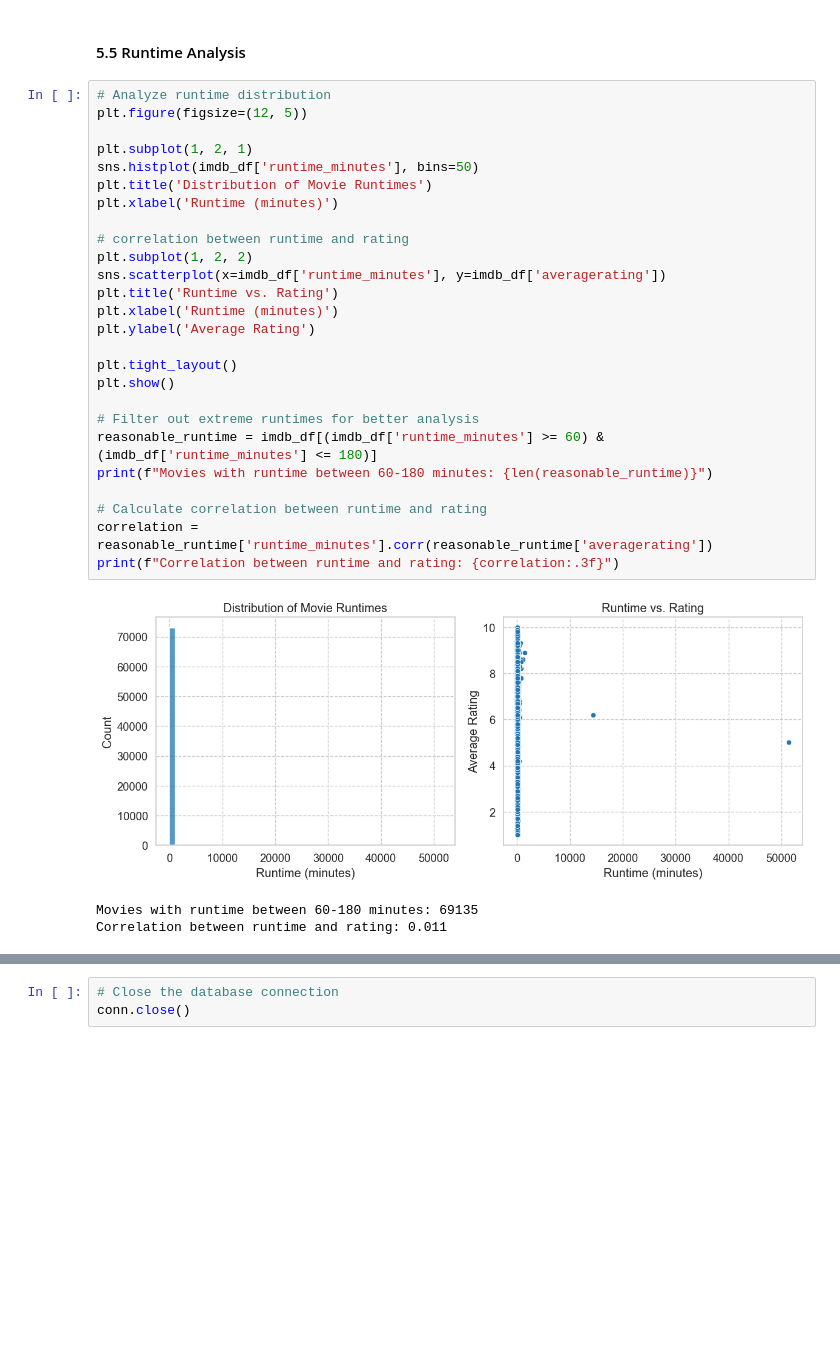
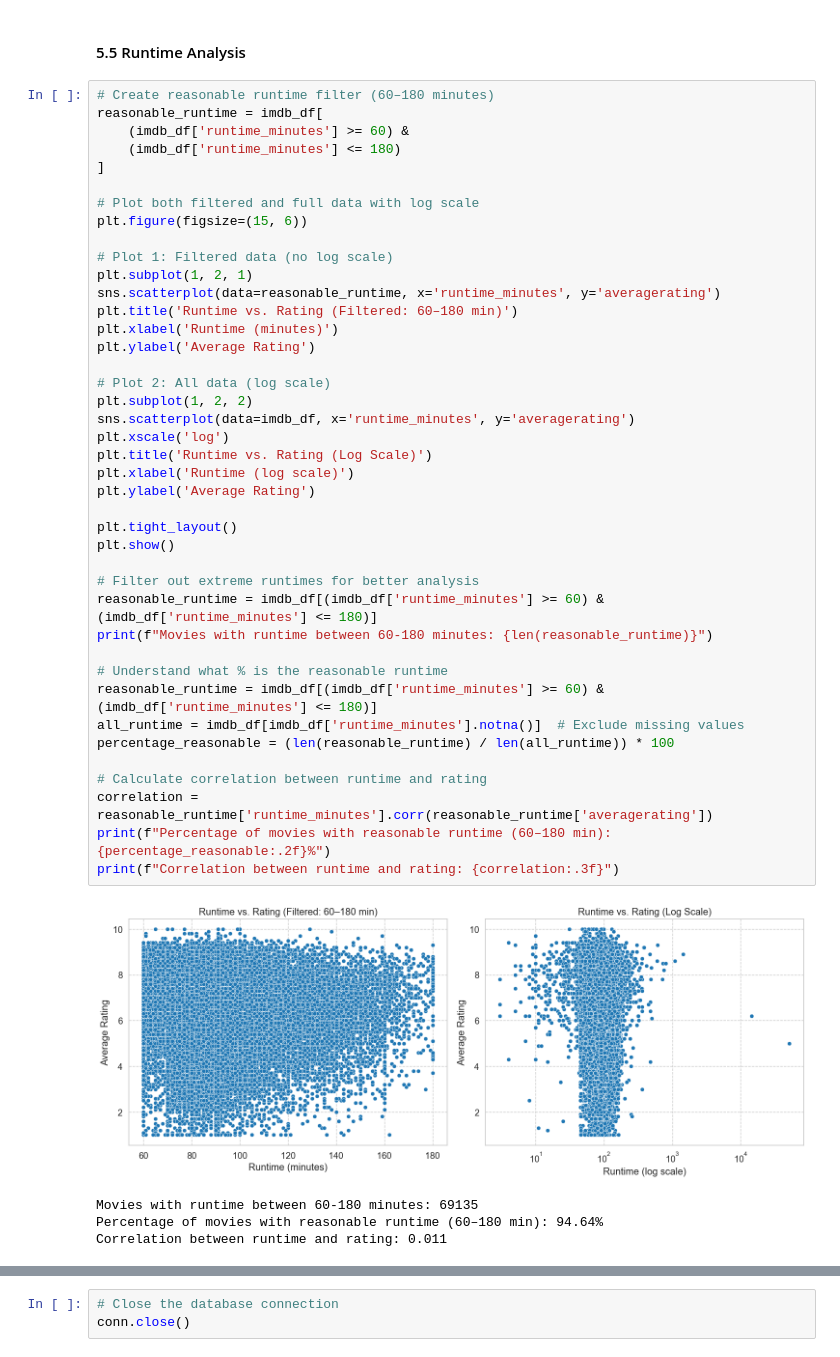
Before and after one commit to Opulent-Abby/dsc-phase-2-project-v3, a Jupyter notebook: Phase2ProjectV1.ipynb, the cells around one changed output, grey strips where cells are left out. Saved outputs shown, nothing was run; the diff lists cells and outputs as text; blank space fills up the shorter version.

```diff
--- a/Phase2ProjectV1.ipynb
+++ b/Phase2ProjectV1.ipynb
@@ -606,34 +606,50 @@ plt.show()
 # %% [markdown]
 #### 5.5 Runtime Analysis
 # %%
-# Analyze runtime distribution
-plt.figure(figsize=(12, 5))
+# Create reasonable runtime filter (60–180 minutes)
+reasonable_runtime = imdb_df[
+    (imdb_df['runtime_minutes'] >= 60) &
+    (imdb_df['runtime_minutes'] <= 180)
+]
 
+# Plot both filtered and full data with log scale
+plt.figure(figsize=(15, 6))
+
+# Plot 1: Filtered data (no log scale)
 plt.subplot(1, 2, 1)
-sns.histplot(imdb_df['runtime_minutes'], bins=50)
-plt.title('Distribution of Movie Runtimes')
+sns.scatterplot(data=reasonable_runtime, x='runtime_minutes', y='averagerating')
+plt.title('Runtime vs. Rating (Filtered: 60–180 min)')
 plt.xlabel('Runtime (minutes)')
+plt.ylabel('Average Rating')
 
-# correlation between runtime and rating
+# Plot 2: All data (log scale)
 plt.subplot(1, 2, 2)
-sns.scatterplot(x=imdb_df['runtime_minutes'], y=imdb_df['averagerating'])
-plt.title('Runtime vs. Rating')
-plt.xlabel('Runtime (minutes)')
+sns.scatterplot(data=imdb_df, x='runtime_minutes', y='averagerating')
+plt.xscale('log')
+plt.title('Runtime vs. Rating (Log Scale)')
+plt.xlabel('Runtime (log scale)')
 plt.ylabel('Average Rating')
 
 plt.tight_layout()
 plt.show()
 
 # Filter out extreme runtimes for better analysis
 reasonable_runtime = imdb_df[(imdb_df['runtime_minutes'] >= 60) & (imdb_df['runtime_minutes'] <= 180)]
 print(f"Movies with runtime between 60-180 minutes: {len(reasonable_runtime)}")
 
+# Understand what % is the reasonable runtime
+reasonable_runtime = imdb_df[(imdb_df['runtime_minutes'] >= 60) & (imdb_df['runtime_minutes'] <= 180)]
+all_runtime = imdb_df[imdb_df['runtime_minutes'].notna()]  # Exclude missing values
+percentage_reasonable = (len(reasonable_runtime) / len(all_runtime)) * 100
+
 # Calculate correlation between runtime and rating
 correlation = reasonable_runtime['runtime_minutes'].corr(reasonable_runtime['averagerating'])
+print(f"Percentage of movies with reasonable runtime (60–180 min): {percentage_reasonable:.2f}%")
 print(f"Correlation between runtime and rating: {correlation:.3f}")
 # %% [output]
-[figure, old version]
+[figure, new version]
 Movies with runtime between 60-180 minutes: 69135
+Percentage of movies with reasonable runtime (60–180 min): 94.64%
 Correlation between runtime and rating: 0.011
 # %%
 #📌 Insights:
```
Also changed, not shown: parts of 34 cells of this notebook.
